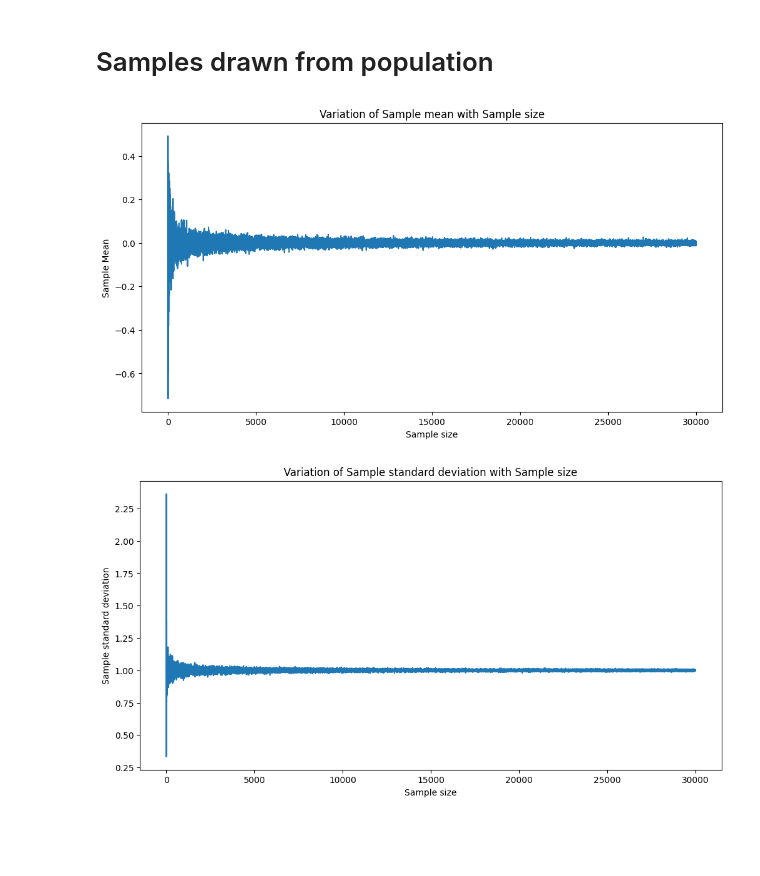
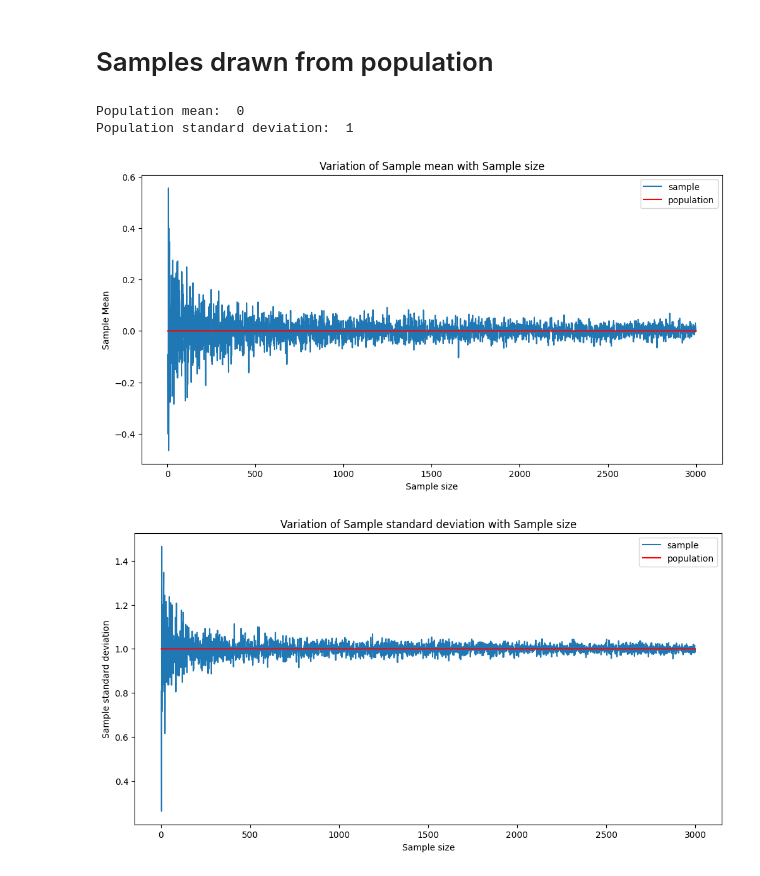
Before and after one commit to kunalkundu30/bootstrapping-fundamentals, a Jupyter notebook: bootstrapping.ipynb, the cells around one changed output. Drawn from its saved outputs; the diff is of its cells as text; code cells hidden in the pictures; blank space fills up the shorter version.

```diff
--- a/bootstrapping.ipynb
+++ b/bootstrapping.ipynb
@@ -8,33 +8,45 @@ import matplotlib.pyplot as plt
 # %%
 # Samples drawn from normal distribution
 
-no_of_samples = 30000
+no_of_samples = 3000
 result={}
 
+population_mean = 0
+population_std_dev = 1
+
 for sample_size in range(2,no_of_samples+1):
-    sample = np.random.normal(loc=0,scale=1,size=sample_size)
+    sample = np.random.normal(loc=population_mean,scale=population_std_dev,size=sample_size)
     sample_mean = sample.mean()
     sample_std_dev = np.sqrt(np.var(sample,ddof=1))
     result[sample_size] = [sample_mean, sample_std_dev]
 
 means = [sample_result[0] for sample_result in result.values()]
 std_devs = [sample_result[1] for sample_result in result.values()]
 sample_sizes = result.keys()
 
+print("Population mean: ", population_mean)
+print("Population standard deviation: ", population_std_dev)
+
 # Plot graphs
 plt.figure(figsize=(12,6))
-plt.plot(sample_sizes, means)
+plt.plot(sample_sizes, means,label='sample')
+plt.plot(sample_sizes,[population_mean]*len(sample_sizes),color='r',label='population')
 plt.xlabel("Sample size")
 plt.ylabel("Sample Mean")
 plt.title("Variation of Sample mean with Sample size")
+plt.legend()
 plt.show()
 
 plt.figure(figsize=(12,6))
-plt.plot(sample_sizes, std_devs)
+plt.plot(sample_sizes, std_devs,label='sample')
+plt.plot(sample_sizes,[population_std_dev]*len(sample_sizes),color='r',label='population')
 plt.xlabel("Sample size")
 plt.ylabel("Sample standard deviation")
 plt.title("Variation of Sample standard deviation with Sample size")
+plt.legend()
 plt.show()
 # %% [output]
+Population mean:  0
+Population standard deviation:  1
-[figure, old version]
+[figure, new version]
-[figure, old version]
+[figure, new version]
```
Also changed, not shown: parts of 6 cells of this notebook.
